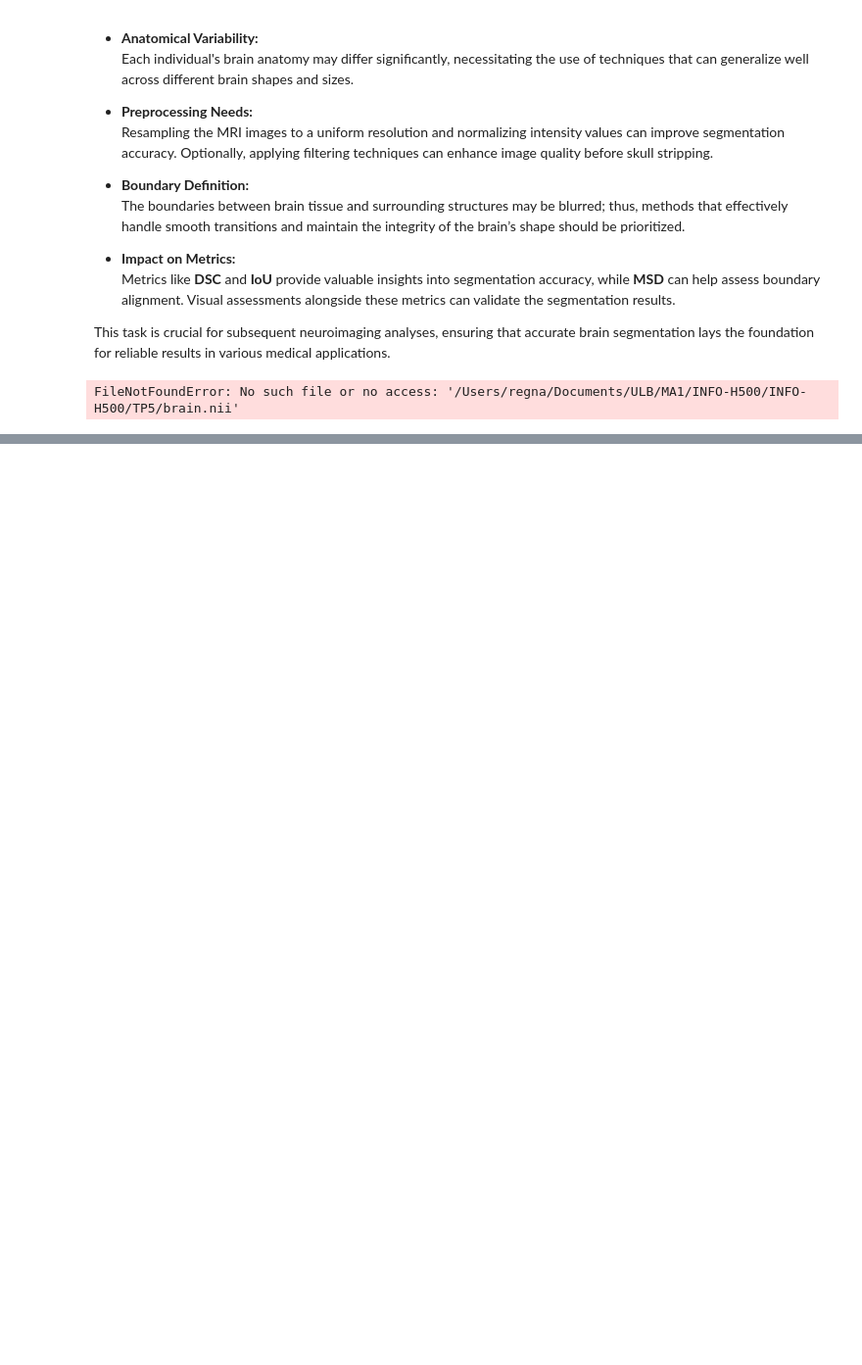
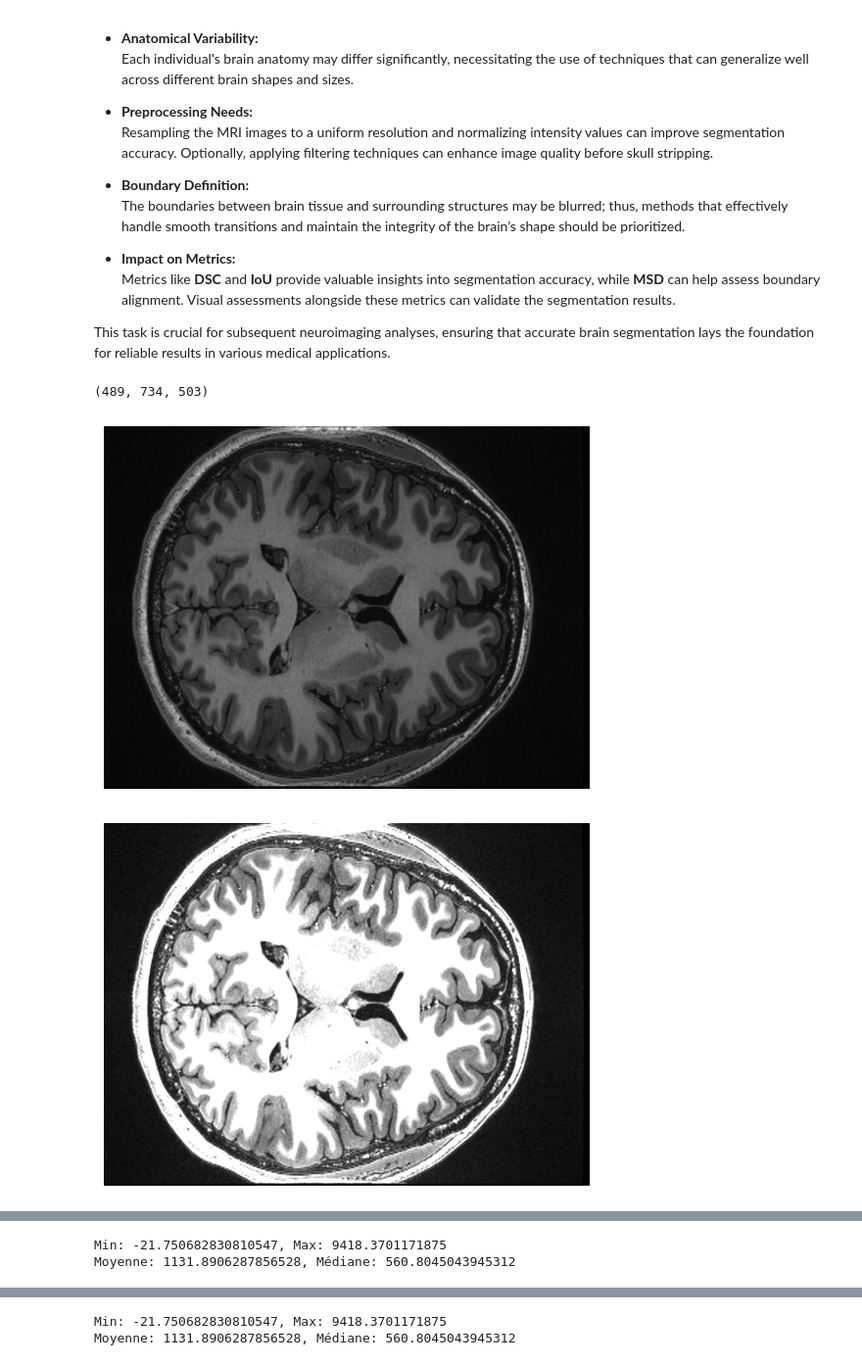
Before and after one commit to liseregn/INFO-H500, a Jupyter notebook: TP5/TP5_Medical_Image_Segmentation.ipynb, the cells around one changed output, grey strips where cells are left out. Shown at 98% size. Cells and saved outputs as stored; diff of their text form; code cells hidden in the pictures; blank space fills up the shorter version.

```diff
--- a/TP5/TP5_Medical_Image_Segmentation.ipynb
+++ b/TP5/TP5_Medical_Image_Segmentation.ipynb
@@ -667,18 +668,57 @@ from skimage import morphology, filters
 from skimage.filters import threshold_otsu
 from scipy.spatial.distance import directed_hausdorff
 from skimage.measure import label, regionprops
-# %%
-#Load brain.nii
-brain_data = nib.load('/Users/regna/Documents/ULB/MA1/INFO-H500/INFO-H500/TP5/brain.nii')
-brain_image_data = brain_data.get_fdata()
-
-#Selection of a middle slice
-slice_index = brain_image_data.shape[2] // 2
-slice_data = brain_image_data
-
-# Display the slice
-plt.imshow(slice_data, cmap='gray', aspect='auto')
-plt.axis('off')
-plt.show()[:, :, slice_index]
-# %% [output]
-FileNotFoundError: No such file or no access: '/Users/regna/Documents/ULB/MA1/INFO-H500/INFO-H500/TP5/brain.nii'
+# %%
+#Load brain.nii
+brain_data = nib.load('/Users/regna/Documents/ULB/MA1/INFO-H500/INFO-H500/TP5/brain1.nii')
+brain_image_data = brain_data.get_fdata()
+
+#Selection of a middle slice
+slice_index = brain_image_data.shape[2] // 2
+print(brain_image_data.shape)
+
+"""Image preprocessing"""
+
+
+# Display the slice
+plt.imshow(brain_image_data[:,:,slice_index], cmap='gray', aspect='auto')
+plt.axis('off')
+plt.show()
+
+#Range windowing
+brain_window = np.clip(brain_image_data, 200, 2500)
+
+# Normalize the windowed volume to [0, 1] for better thresholding
+n_brain_volume = (brain_window - brain_window.min()) / (brain_window.max() - brain_window.min())
+
+plt.imshow(n_brain_volume[:,:,slice_index], cmap='gray', aspect='auto')
+plt.axis('off')
+plt.show()
+
+# Apply Otsu's thresholding on the normalized volume
+from skimage.filters import threshold_otsu
+threshold = threshold_otsu(n_brain_volume)
+binary_volume = n_brain_volume > threshold
+
+plt.imshow(binary_volume[:,:,slice_index], cmap='gray', aspect='auto')
+plt.axis('off')
+plt.show()
+print(f"Min: {brain_image_data.min()}, Max: {brain_image_data.max()}")
+print(f"Moyenne: {brain_image_data.mean()}, Médiane: {np.median(brain_image_data)}")
+
+import matplotlib.pyplot as plt
+
+# Histogramme des intensités
+plt.hist(brain_image_data.flatten(), bins=100, color='blue',  edgecolor='black')
+plt.title("Distribution des intensités dans l'image IRM")
+plt.xlabel("Valeur d'intensité")
+plt.ylabel("Nombre de voxels")
+plt.show()
+
+# Vérification des statistiques de l'image
+print(f"Min: {brain_image_data.min()}, Max: {brain_image_data.max()}")
+print(f"Moyenne: {brain_image_data.mean()}, Médiane: {np.median(brain_image_data)}")
+# %% [output]
+(489, 734, 503)
+[figure, added]
+[figure, added]
@@ -684,0 +726,2 @@ FileNotFoundError: No such file or no access: '/Users/regna/Documents/ULB/MA1/IN
+Min: -21.750682830810547, Max: 9418.3701171875
+Moyenne: 1131.8906287856528, Médiane: 560.8045043945312
@@ -684,0 +729,2 @@ FileNotFoundError: No such file or no access: '/Users/regna/Documents/ULB/MA1/IN
+Min: -21.750682830810547, Max: 9418.3701171875
+Moyenne: 1131.8906287856528, Médiane: 560.8045043945312
```
Also changed, not shown: parts of 2 cells of this notebook.
